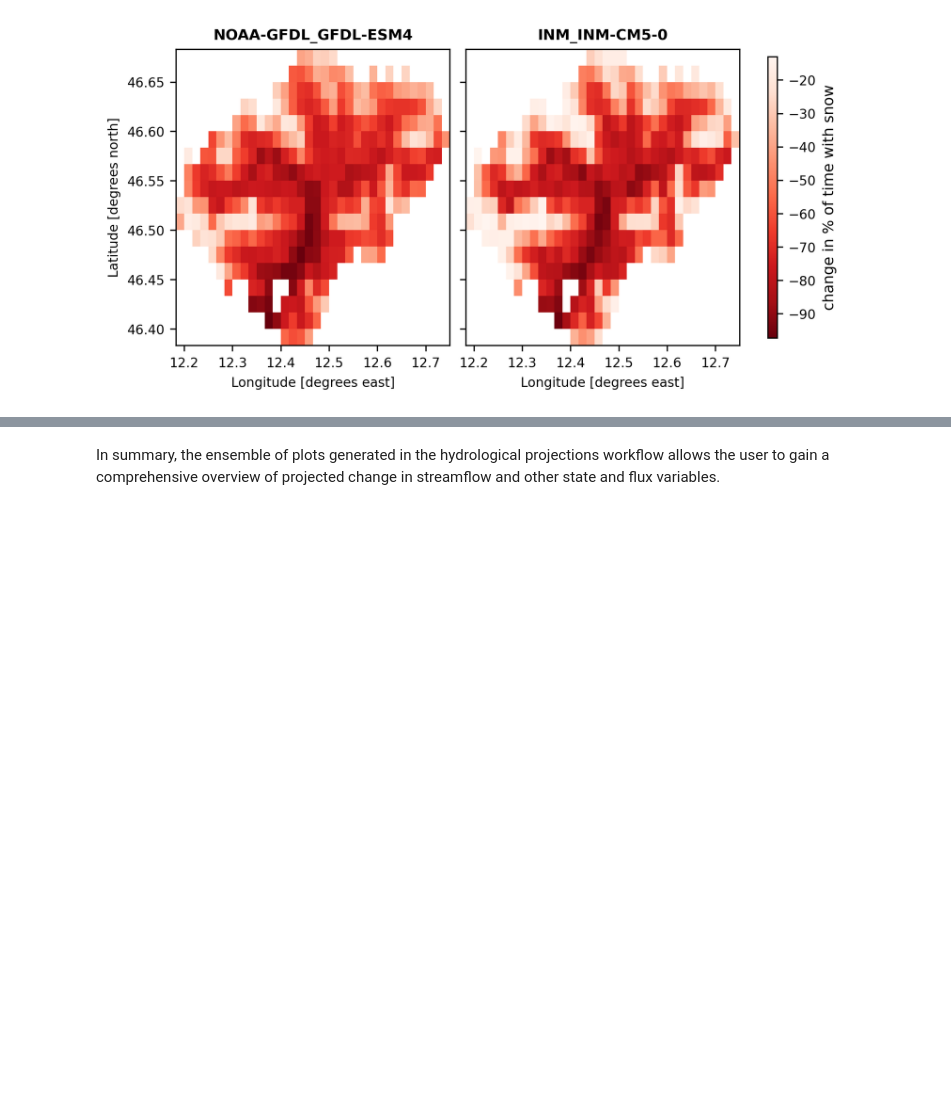
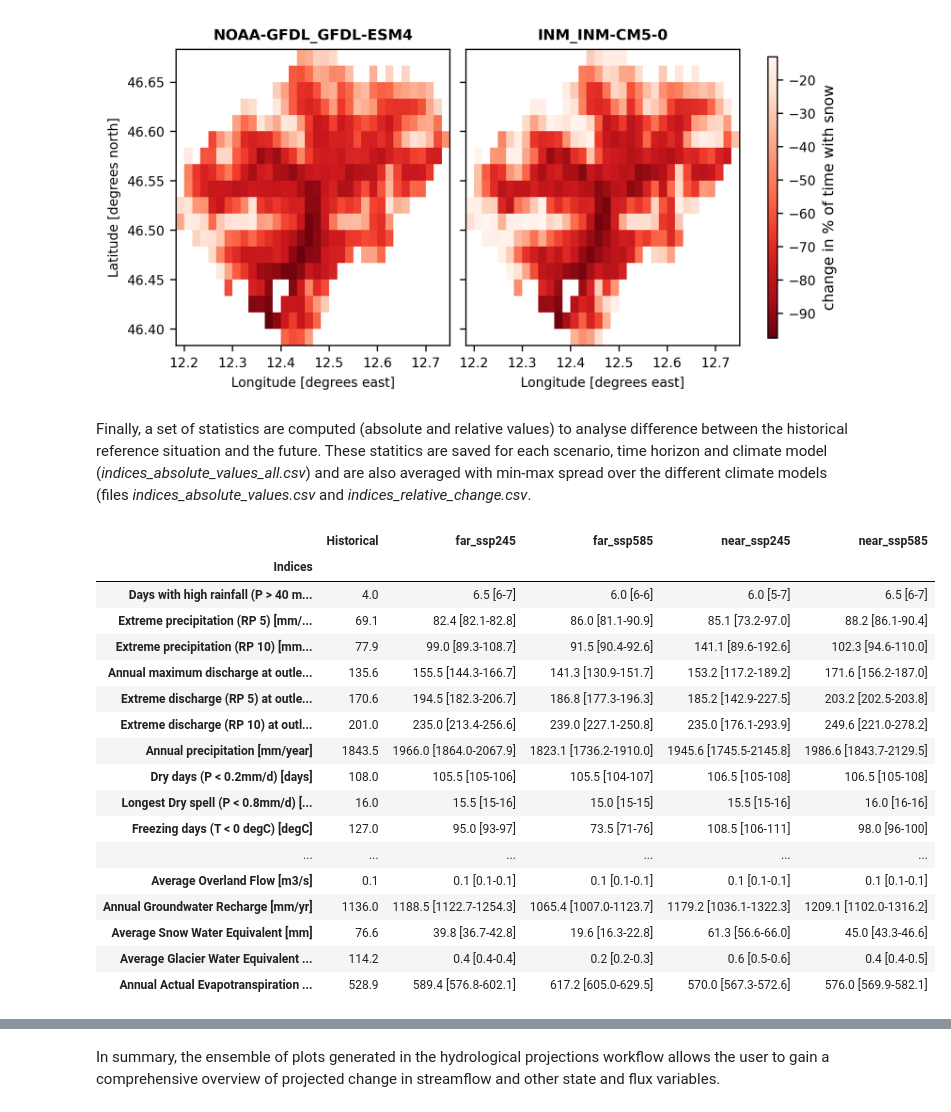
Before and after one commit to Deltares/blueearth_cst, a Jupyter notebook: docs/notebooks/Hydrological projections.ipynb, the cells around one changed output, grey strips where cells are left out. Cells and saved outputs as stored; diff of their text form; code cells hidden in the pictures; blank space fills up the shorter version.

```diff
--- a/docs/notebooks/Hydrological projections.ipynb
+++ b/docs/notebooks/Hydrological projections.ipynb
@@ -245,3 +272,28 @@ The workflow also shows changes in gridded snow water equivalent between the his
 display.Image("./examples/myModel/plots/model_delta_runs/other/snow_cover_ssp585_far_rel.png")
 # %% [output]
 [figure]
+# %% [markdown]
+Finally, a set of statistics are computed (absolute and relative values) to analyse difference between the historical reference situation and the future. These statitics are saved for each scenario, time horizon and climate model (*indices_absolute_values_all.csv*) and are also averaged with min-max spread over the different climate models (files *indices_absolute_values.csv* and *indices_relative_change.csv*.
+# %%
+import pandas as pd
+
+pd.read_csv("examples/myModel/plots/model_delta_runs/indices_absolute_values.csv", index_col=0)
+# %% [output]
+|  | Historical | far_ssp245 | far_ssp585 | near_ssp245 | near_ssp585 |
+| Indices |  |  |  |  |  |
+| Days with high rainfall (P > 40 m... | 4.0 | 6.5 [6-7] | 6.0 [6-6] | 6.0 [5-7] | 6.5 [6-7] |
+| Extreme precipitation (RP 5) [mm/... | 69.1 | 82.4 [82.1-82.8] | 86.0 [81.1-90.9] | 85.1 [73.2-97.0] | 88.2 [86.1-90.4] |
+| Extreme precipitation (RP 10) [mm... | 77.9 | 99.0 [89.3-108.7] | 91.5 [90.4-92.6] | 141.1 [89.6-192.6] | 102.3 [94.6-110.0] |
+| Annual maximum discharge at outle... | 135.6 | 155.5 [144.3-166.7] | 141.3 [130.9-151.7] | 153.2 [117.2-189.2] | 171.6 [156.2-187.0] |
+| Extreme discharge (RP 5) at outle... | 170.6 | 194.5 [182.3-206.7] | 186.8 [177.3-196.3] | 185.2 [142.9-227.5] | 203.2 [202.5-203.8] |
+| Extreme discharge (RP 10) at outl... | 201.0 | 235.0 [213.4-256.6] | 239.0 [227.1-250.8] | 235.0 [176.1-293.9] | 249.6 [221.0-278.2] |
+| Annual precipitation [mm/year] | 1843.5 | 1966.0 [1864.0-2067.9] | 1823.1 [1736.2-1910.0] | 1945.6 [1745.5-2145.8] | 1986.6 [1843.7-2129.5] |
+| Dry days (P < 0.2mm/d) [days] | 108.0 | 105.5 [105-106] | 105.5 [104-107] | 106.5 [105-108] | 106.5 [105-108] |
+| Longest Dry spell (P < 0.8mm/d) [... | 16.0 | 15.5 [15-16] | 15.0 [15-15] | 15.5 [15-16] | 16.0 [16-16] |
+| Freezing days (T < 0 degC) [degC] | 127.0 | 95.0 [93-97] | 73.5 [71-76] | 108.5 [106-111] | 98.0 [96-100] |
+| ... | ... | ... | ... | ... | ... |
+| Average Overland Flow [m3/s] | 0.1 | 0.1 [0.1-0.1] | 0.1 [0.1-0.1] | 0.1 [0.1-0.1] | 0.1 [0.1-0.1] |
+| Annual Groundwater Recharge [mm/yr] | 1136.0 | 1188.5 [1122.7-1254.3] | 1065.4 [1007.0-1123.7] | 1179.2 [1036.1-1322.3] | 1209.1 [1102.0-1316.2] |
+| Average Snow Water Equivalent [mm] | 76.6 | 39.8 [36.7-42.8] | 19.6 [16.3-22.8] | 61.3 [56.6-66.0] | 45.0 [43.3-46.6] |
+| Average Glacier Water Equivalent ... | 114.2 | 0.4 [0.4-0.4] | 0.2 [0.2-0.3] | 0.6 [0.5-0.6] | 0.4 [0.4-0.5] |
+| Annual Actual Evapotranspiration ... | 528.9 | 589.4 [576.8-602.1] | 617.2 [605.0-629.5] | 570.0 [567.3-572.6] | 576.0 [569.9-582.1] |
```
Also changed, not shown: parts of 25 cells of this notebook, 10 other files.
